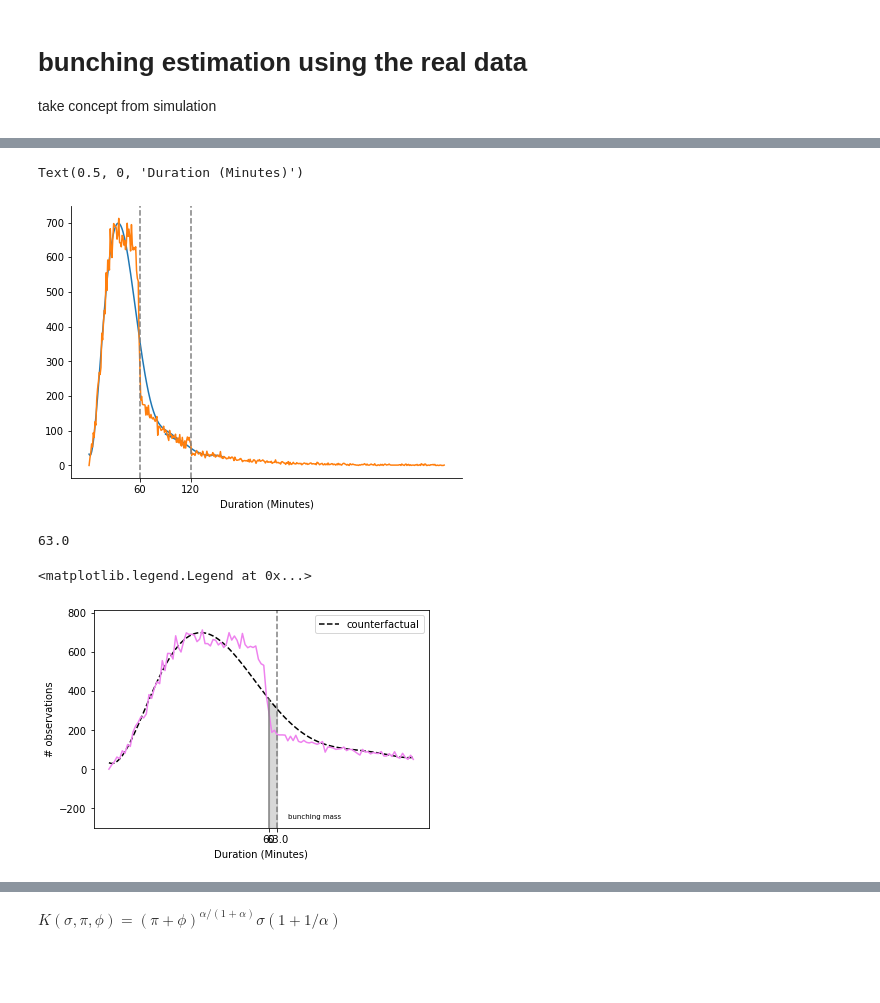
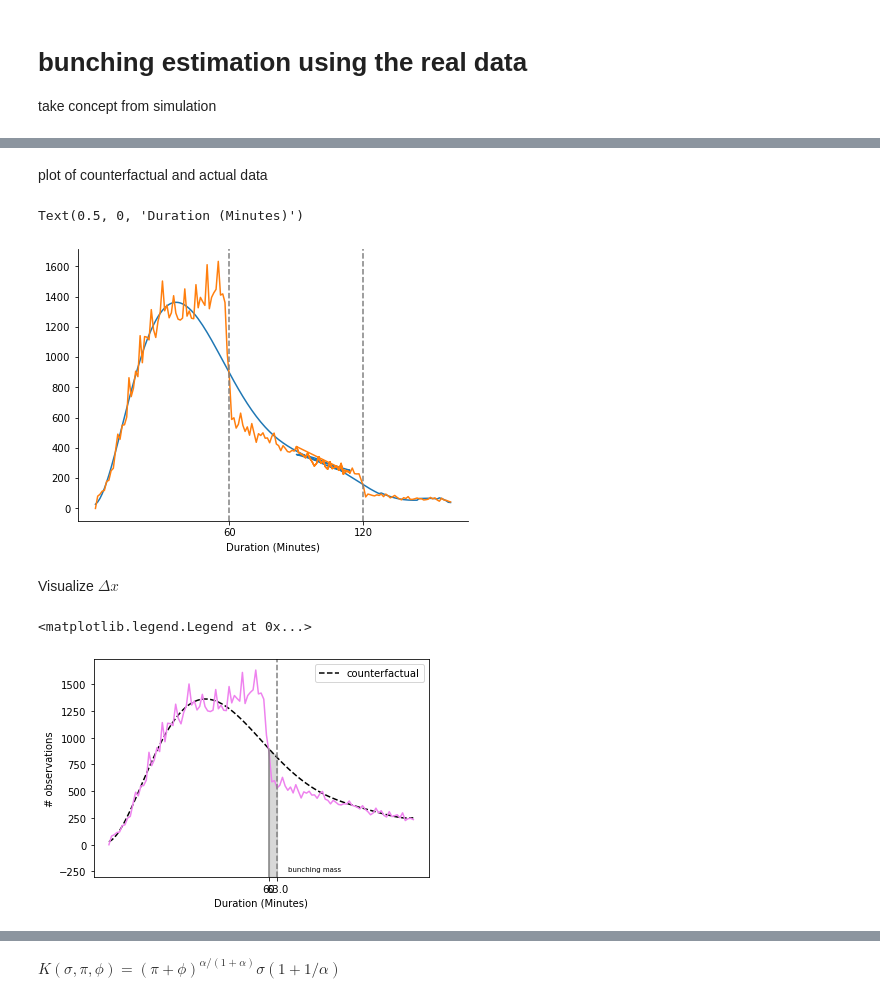
Before and after one commit to paulaleoni/delhi_outages, a Jupyter notebook: src/bunching.ipynb, the cells around one changed output, grey strips where cells are left out. Saved outputs shown, nothing was run; the diff lists cells and outputs as text; code cells hidden in the pictures; blank space fills up the shorter version.

```diff
--- a/src/bunching.ipynb
+++ b/src/bunching.ipynb
@@ -25,16 +23,17 @@ phi120 = 100/60
 # %%
 # load data
 wd = Path.cwd()
-file = 'stata/Outages_{period}.dta'
-data = pd.read_stata(wd.parent/file) # convert_categoricals = True
-print(data.columns)
+folder = 'stata'
+file = 'Outages_{period}.dta'
+data = pd.read_stata(wd.parent/folder/file) # convert_categoricals = True
+#print(data.columns)
 
 # keep relevant columns
 #data = data[['date', 'duration_minutes', 'discom', 'planned', 'noofcustomersaffected', 'unservedmuduetooutage', 'q']]
 data['year'] = data.apply(lambda row: row.date.year, axis=1)
 
 # keep year 2019
-data = data[data.apply(lambda row: row.date.year == 2019, axis=1)]
+#data = data[data.apply(lambda row: row.date.year == 2019, axis=1)]
 
 # keep only unplanned
 data = data.loc[data.planned != 'planned',]
@@ -47,5 +46,5 @@ data.reset_index(drop = True)
 
 # keep one firm
 #data = data.loc[data.discom == 'tata',]
-data.head()
+data.describe()
 # %% [output]
@@ -111,0 +159,20 @@ using averages: 72.19330119307926
+# %%
+## calculate pi
+
+#the tariff is a price per kwh
+tariff = 8
+
+data['r_permin'] = data.apply(lambda row: row.unservedmuduetooutage * 1e6 / row.duration_minutes, axis = 1)
+
+data['pi'] = data.r_permin * tariff
+
+pi = data.pi.median()
+
+print('median pi:', pi)
+
+
+# define parameters
+# let's have the total fine as a separate function that includes phi =50/60 and N
+phi = 50/60*data.noofcustomersaffected.median() # should we do that here?
+phi120 = 100/60*data.noofcustomersaffected.median()
+print(phi, phi120)
@@ -132,7 +204,7 @@ axs[1].set_xlim(0,xmax)
 bsize = 1
 ex_reg = 10
 ex_reg_miss = 20
-z = 60
+z = 59
 z_lower60 = z - bsize*ex_reg
 
 missing60 = z + ex_reg_miss*bsize
@@ -182,7 +254,7 @@ total bunching 3.186810431722817
 # bunching at x = 120
 bsize = 1
 ex_reg = 2
-z = 120
+z = 119
 z_lower120 = z - ex_reg * bsize
 missing120 = z + ex_reg * bsize
 
@@ -234,36 +306,36 @@ total bunching 0.5249034467009568
+# %% [markdown]
+plot of counterfactual and actual data
 # %%
 # concat the two predictions
 pred = pd.concat([pred60,pred120], ignore_index=True)
-xs = tools.bunching(data.duration_minutes, bsize = bsize, xmax= xmax, xmin= 0, z_upper= z, z_lower= z_lower120, missing = missing120, ex_reg= ex_reg, ex_reg_miss = ex_reg_miss, poly_dgr=6, include_missing=False).df_count()
+#xs = tools.bunching(data.duration_minutes, bsize = bsize, xmax= xmax, xmin= 0, z_upper= z, z_lower= z_lower120, missing = missing120, ex_reg= ex_reg, ex_reg_miss = ex_reg_miss, poly_dgr=6, include_missing=False).df_count()
 
 
 fig, ax = plt.subplots(figsize=(7,5))
 plt.plot(pred.duration, pred.y_pred)
-plt.plot(xs.duration, xs.nobs)
+plt.plot(pred.duration, pred.nobs)
 plt.axvline(60, color= 'grey', linestyle = 'dashed')
 plt.axvline(120, color= 'grey', linestyle = 'dashed')
 plt.xticks(ticks = [60, 120])
 ax.spines['right'].set_visible(False)
 ax.spines['top'].set_visible(False)
 plt.xlabel('Duration (Minutes)')
 # %% [output]
 Text(0.5, 0, 'Duration (Minutes)')
-[figure, old version]
+[figure, new version]
+# %% [markdown]
+Visualize $\Delta x$
 # %%
 fig, ax = plt.subplots()
-b = np.round(60 + bunch60.total_bunch())
-print(b)
+b = np.round(60 + bunch60.get_deltaX())
 min = -300
 plt.plot(pred60.duration[pred60.duration >= 0], pred60.y_pred[pred60.duration >= 0], color = 'black', linestyle='dashed', label = 'counterfactual')
 plt.plot(pred60.duration, pred60.nobs, color = 'violet')
-#plt.axvline(60,color='grey', linestyle = 'dashed')
 plt.plot([60,60], [min,pred60.loc[pred60.duration == 60, 'y_pred'].reset_index(drop=True)[0]], color = 'grey')
-#plt.plot([b,b], [min,pred60.loc[pred60.duration == b, 'y_pred'].reset_index(drop=True)[0]], color = 'grey')
 plt.axvline(b,color='grey', linestyle = 'dashed')
 plt.xlabel('Duration (Minutes)')
 plt.ylabel('# observations')
 plt.xticks([60 , b], labels = [60,b])
-#plt.xlim(40,100)
 plt.ylim(min,pred60.nobs.max()+ 100)
 plt.fill_between(np.linspace(60,b,np.sum((pred60.duration > 60) & (pred60.duration < b))),pred60.y_pred[(pred60.duration > 60) & (pred60.duration < b)], np.repeat(min,np.sum((pred60.duration > 60) & (pred60.duration < b))), alpha = .3, color = 'grey')
 plt.annotate('bunching mass', xy = (67,min + 50), size = 7)
@@ -271,6 +343,5 @@ plt.legend()
 
 #fig.savefig('xdensity.png',dpi=120, format='png')
 # %% [output]
-63.0
+<matplotlib.legend.Legend at 0x...>
-<matplotlib.legend.Legend at 0x...>
-[figure, old version]
+[figure, new version]
```
Also changed, not shown: parts of 33 cells of this notebook.
